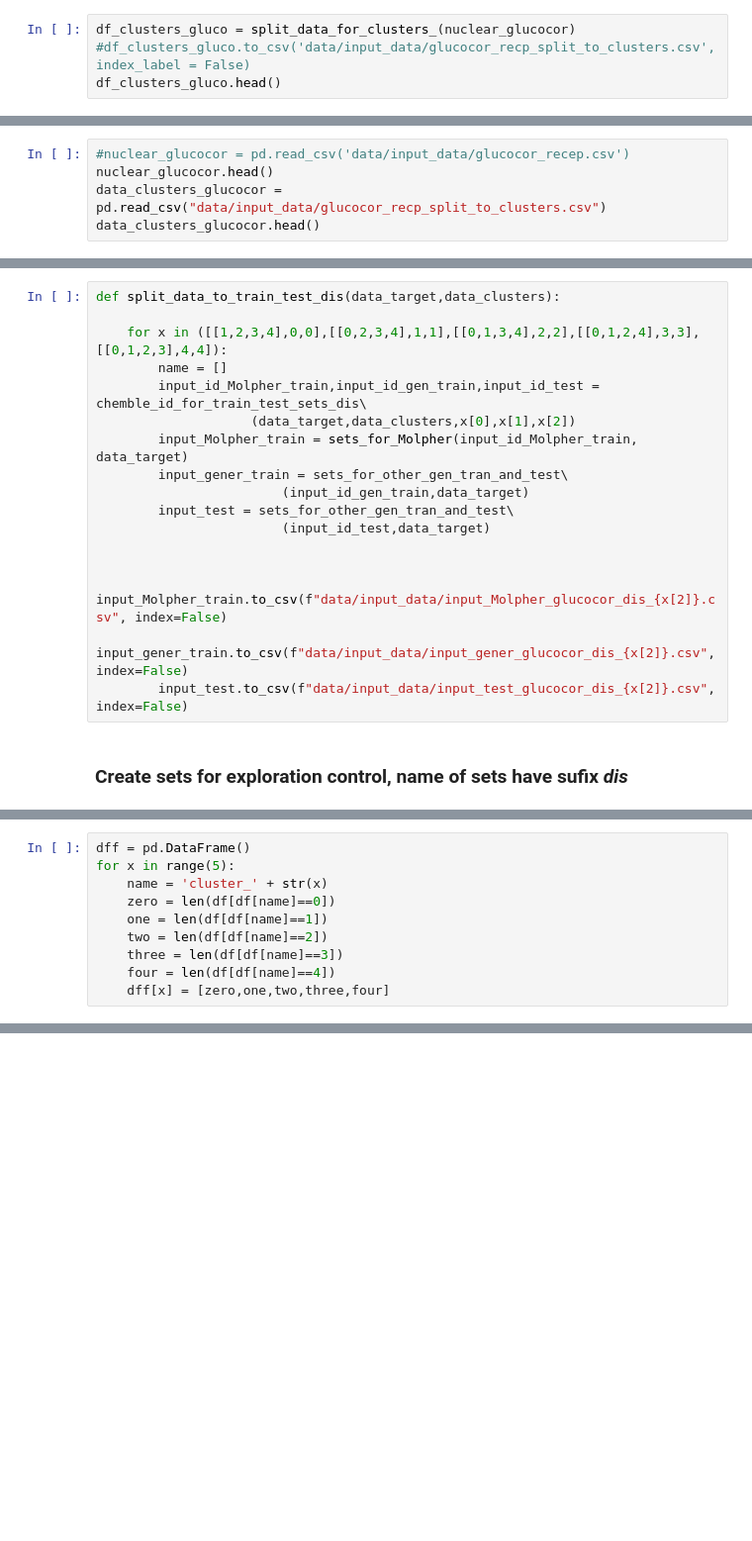
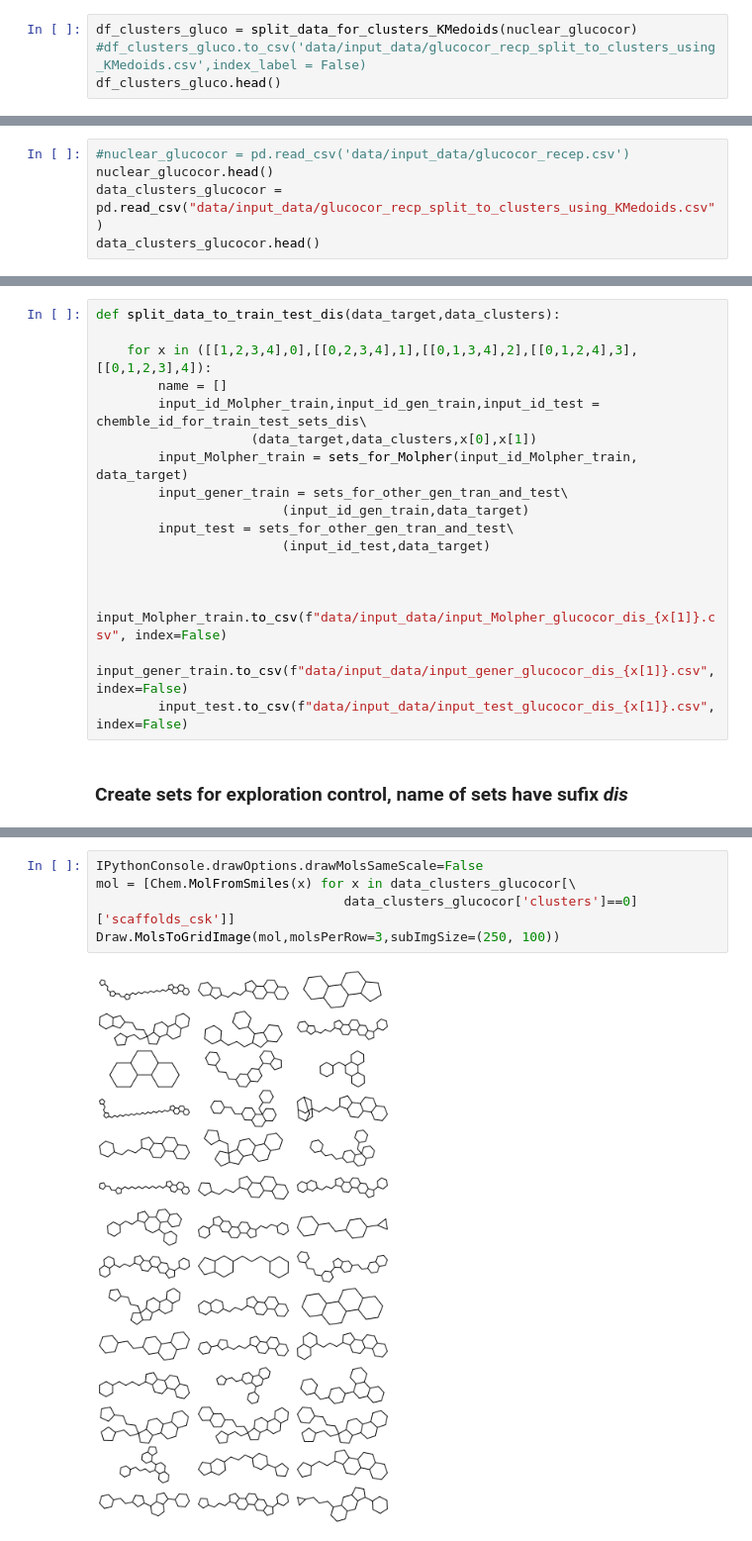
Before and after one commit to filvaleriia/phd_projects, a Jupyter notebook: IGA_2023_try_metrics_for_other_generators/priprava_dat.ipynb, the cells around one changed output, grey strips where cells are left out. Shown at 99% size. Saved outputs shown, nothing was run; the diff lists cells and outputs as text; blank space fills up the shorter version.

Commit message:
add split ot test and train sets

```diff
--- a/IGA_2023_try_metrics_for_other_generators/priprava_dat.ipynb
+++ b/IGA_2023_try_metrics_for_other_generators/priprava_dat.ipynb
@@ -355,5 +197,5 @@ AttributeError: module 'numpy' has no attribute 'warnings'
 # %%
-df_clusters_gluco = split_data_for_clusters_(nuclear_glucocor)
-#df_clusters_gluco.to_csv('data/input_data/glucocor_recp_split_to_clusters.csv',index_label = False)
+df_clusters_gluco = split_data_for_clusters_KMedoids(nuclear_glucocor)
+#df_clusters_gluco.to_csv('data/input_data/glucocor_recp_split_to_clusters_using_KMedoids.csv',index_label = False)
 df_clusters_gluco.head()
 # %% [output]
@@ -373,7 +227,7 @@ Rozdeleli jsme jednou a ulozili a ted natahujeme ty ulozene data
 # %%
 #nuclear_glucocor = pd.read_csv('data/input_data/glucocor_recep.csv')
 nuclear_glucocor.head()
-data_clusters_glucocor = pd.read_csv("data/input_data/glucocor_recp_split_to_clusters.csv")
+data_clusters_glucocor = pd.read_csv("data/input_data/glucocor_recp_split_to_clusters_using_KMedoids.csv")
 data_clusters_glucocor.head()
 # %% [output]
 |  | molregno | stand_type | pchembl_value | stand_value | canonical_smiles | stand_inchi | chembl_id | tid | ... |
@@ -453,10 +305,10 @@ def sets_for_other_gen_tran_and_test(df, data):
 # %%
 def split_data_to_train_test_dis(data_target,data_clusters):
 
-    for x in ([[1,2,3,4],0,0],[[0,2,3,4],1,1],[[0,1,3,4],2,2],[[0,1,2,4],3,3],[[0,1,2,3],4,4]):
+    for x in ([[1,2,3,4],0],[[0,2,3,4],1],[[0,1,3,4],2],[[0,1,2,4],3],[[0,1,2,3],4]):
         name = []
         input_id_Molpher_train,input_id_gen_train,input_id_test = chemble_id_for_train_test_sets_dis\
-                    (data_target,data_clusters,x[0],x[1],x[2])
+                    (data_target,data_clusters,x[0],x[1])
         input_Molpher_train = sets_for_Molpher(input_id_Molpher_train, data_target)
         input_gener_train = sets_for_other_gen_tran_and_test\
                         (input_id_gen_train,data_target)
@@ -464,9 +316,9 @@ def split_data_to_train_test_dis(data_target,data_clusters):
                         (input_id_test,data_target)
 
 
-        input_Molpher_train.to_csv(f"data/input_data/input_Molpher_glucocor_dis_{x[2]}.csv", index=False)
-        input_gener_train.to_csv(f"data/input_data/input_gener_glucocor_dis_{x[2]}.csv", index=False)
-        input_test.to_csv(f"data/input_data/input_test_glucocor_dis_{x[2]}.csv",  index=False)
+        input_Molpher_train.to_csv(f"data/input_data/input_Molpher_glucocor_dis_{x[1]}.csv", index=False)
+        input_gener_train.to_csv(f"data/input_data/input_gener_glucocor_dis_{x[1]}.csv", index=False)
+        input_test.to_csv(f"data/input_data/input_test_glucocor_dis_{x[1]}.csv",  index=False)
 # %% [markdown]
 ### Create sets for exploration control, name of sets have sufix _dis_
 # %%
@@ -492,10 +343,0 @@ df = pd.read_csv("data/input_data/glucocor_recp_split_to_clusters.csv")
-# %%
-dff = pd.DataFrame()
-for x in range(5):
-    name = 'cluster_' + str(x)
-    zero = len(df[df[name]==0])
-    one = len(df[df[name]==1])
-    two = len(df[df[name]==2])
-    three = len(df[df[name]==3])
-    four = len(df[df[name]==4])
-    dff[x] = [zero,one,two,three,four]
@@ -510,0 +344,7 @@ dff
+# %%
+IPythonConsole.drawOptions.drawMolsSameScale=False
+mol = [Chem.MolFromSmiles(x) for x in data_clusters_glucocor[\
+                                data_clusters_glucocor['clusters']==0]['scaffolds_csk']]
+Draw.MolsToGridImage(mol,molsPerRow=3,subImgSize=(250, 100))
+# %% [output]
+[figure, added]
```
Also changed, not shown: parts of 16 cells of this notebook, 18 other files.
